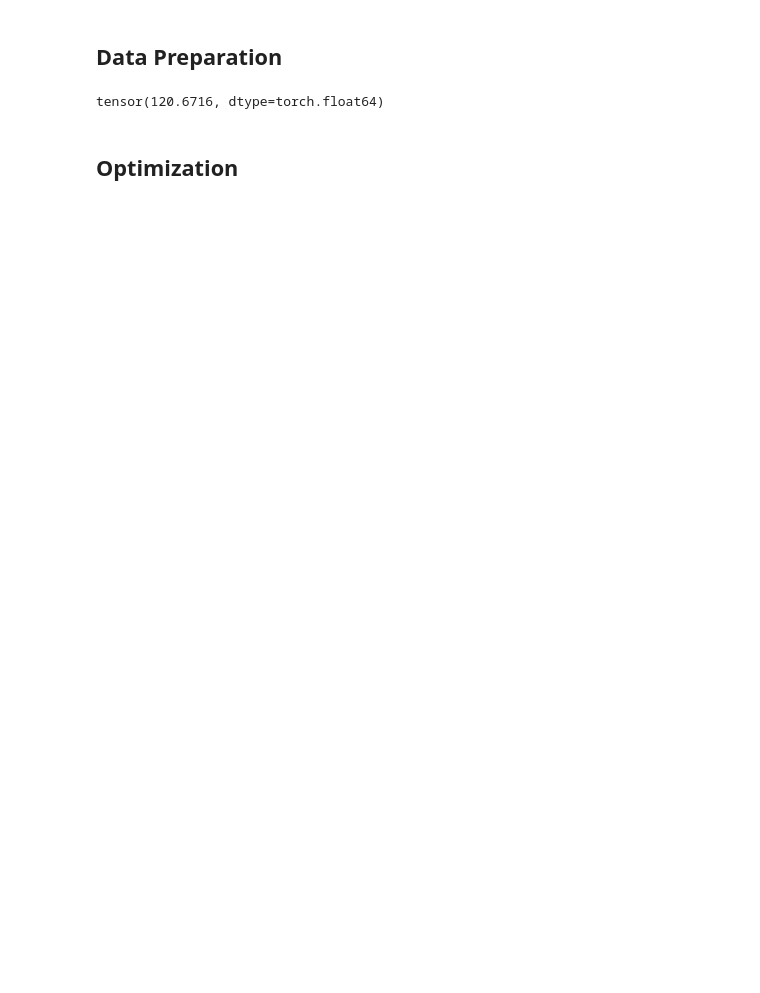
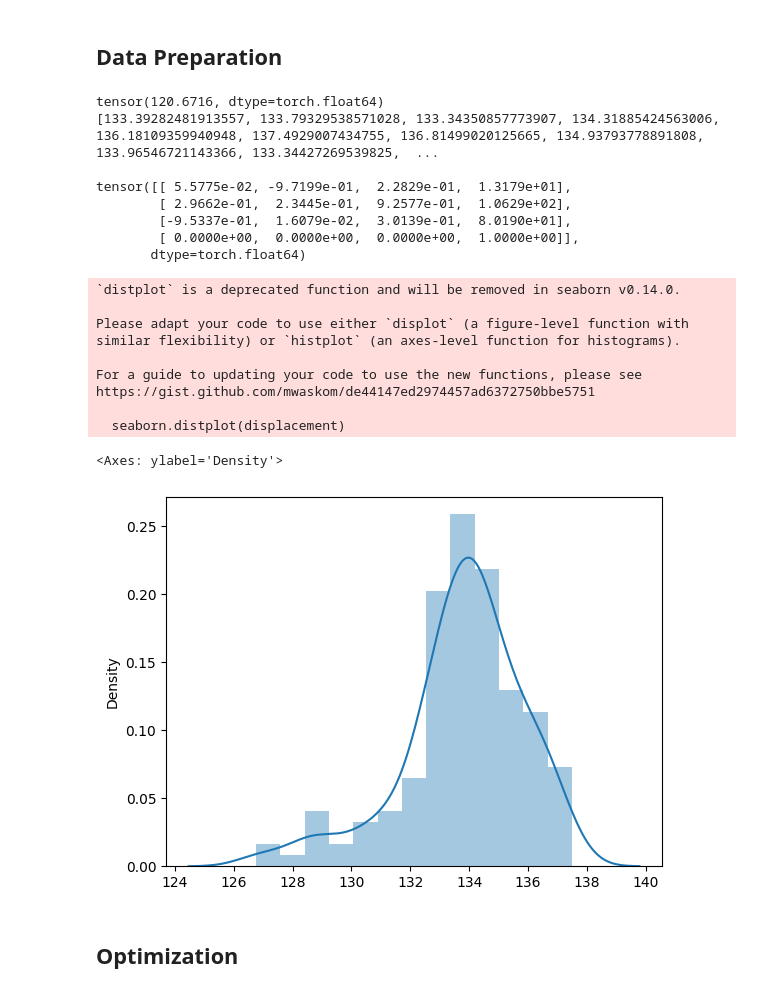
Before and after one commit to Rxliang/Twin-S, a Jupyter notebook: post_optimization/optimization_pipeline.ipynb, the cells around one changed output. Drawn from its saved outputs; the diff is of its cells as text; code cells hidden in the pictures; blank space fills up the shorter version.

```diff
--- a/post_optimization/optimization_pipeline.ipynb
+++ b/post_optimization/optimization_pipeline.ipynb
@@ -244,27 +220,52 @@ else:
 # %%
 # # Load the matrices
 params_save_dir = '../data/post_optimization_data/'
-T_o_cb_batch = np.load(os.path.join(params_save_dir, 'T_o_cb_opti1_0314.npy'))[:50]
+num_poses = 150
+T_o_cb_batch = np.load(os.path.join(params_save_dir, 'T_o_cb_opti1_0314.npy'))[:num_poses]
 # T_o_cb_batch[:,:3, 3] /= 1000
 batch_size = T_o_cb_batch.shape[0]
-T_o_p_batch = np.load(os.path.join(params_save_dir, 'T_o_p_opti1_0314.npy'))[:50]
+T_o_p_batch = np.load(os.path.join(params_save_dir, 'T_o_p_opti1_0314.npy'))[:num_poses]
 # T_o_p_batch[:,:3, 3] /= 1000
-T_c_p_batch = np.load(os.path.join(params_save_dir, 'T_c_p_opti1_0314.npy'))[:50]
+T_c_p_batch = np.load(os.path.join(params_save_dir, 'T_c_p_opti1_0314_.npy'))[:num_poses]
 # T_c_p_batch[:,:3, 3] /= 1000
 X_matrix = np.load('../params/hand_eye_X_0314.npy')
 # X_matrix[:3, 3] /= 1000
 # X_batch = np.tile(X_matrix, [batch_size,1,1])[:40]
 
 # convert to pp tensor
 X = pp.mat2SE3(X_matrix)
 T_o_p = pp.mat2SE3(T_o_p_batch)
 T_o_cb = pp.mat2SE3(T_o_cb_batch)
 T_c_p = pp.mat2SE3(T_c_p_batch)
-
 # print(np.linalg.norm(X_batch[1, :3,3]))
 print(X[:3].norm())
+
+hand_eye_gt = pp.Inv(T_o_cb) * T_o_p * pp.Inv(T_c_p)
+displacement = [hand_eye_gt[i][:3].norm().item() for i in range(num_poses)]
+print(displacement,'\n')
+print(hand_eye_gt[1].matrix())
+import seaborn
+seaborn.distplot(displacement)
 # %% [output]
 tensor(120.6716, dtype=torch.float64)
+[133.39282481913557, 133.79329538571028, 133.34350857773907, 134.31885424563006, 136.18109359940948, 137.4929007434755, 136.81499020125665, 134.93793778891808, 133.96546721143366, 133.34427269539825,  ...
+
+tensor([[ 5.5775e-02, -9.7199e-01,  2.2829e-01,  1.3179e+01],
+        [ 2.9662e-01,  2.3445e-01,  9.2577e-01,  1.0629e+02],
+        [-9.5337e-01,  1.6079e-02,  3.0139e-01,  8.0190e+01],
+        [ 0.0000e+00,  0.0000e+00,  0.0000e+00,  1.0000e+00]],
+       dtype=torch.float64)
+`distplot` is a deprecated function and will be removed in seaborn v0.14.0.
+
+Please adapt your code to use either `displot` (a figure-level function with
+similar flexibility) or `histplot` (an axes-level function for histograms).
+
+For a guide to updating your code to use the new functions, please see
+https://gist.github.com/mwaskom/de44147ed2974457ad6372750bbe5751
+
+  seaborn.distplot(displacement)
+<Axes: ylabel='Density'>
+[figure, added]
 # %%
 # # test
 # batch_size = 800
```
Also changed, not shown: parts of 12 cells of this notebook, 10 other files.
